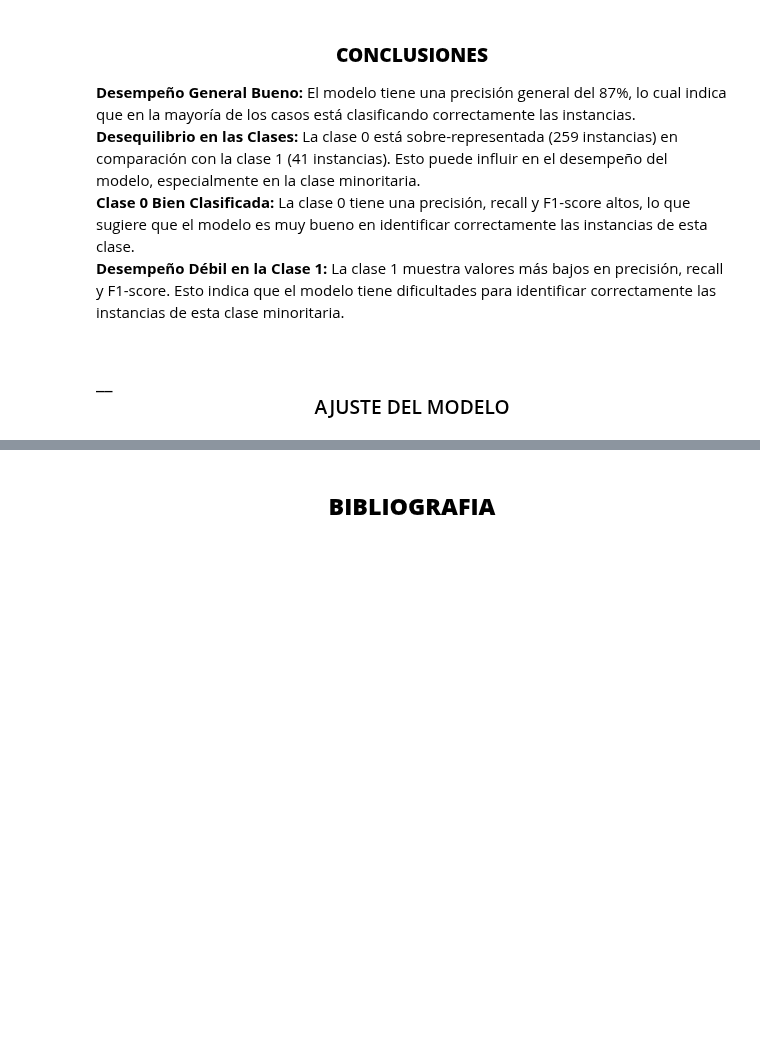
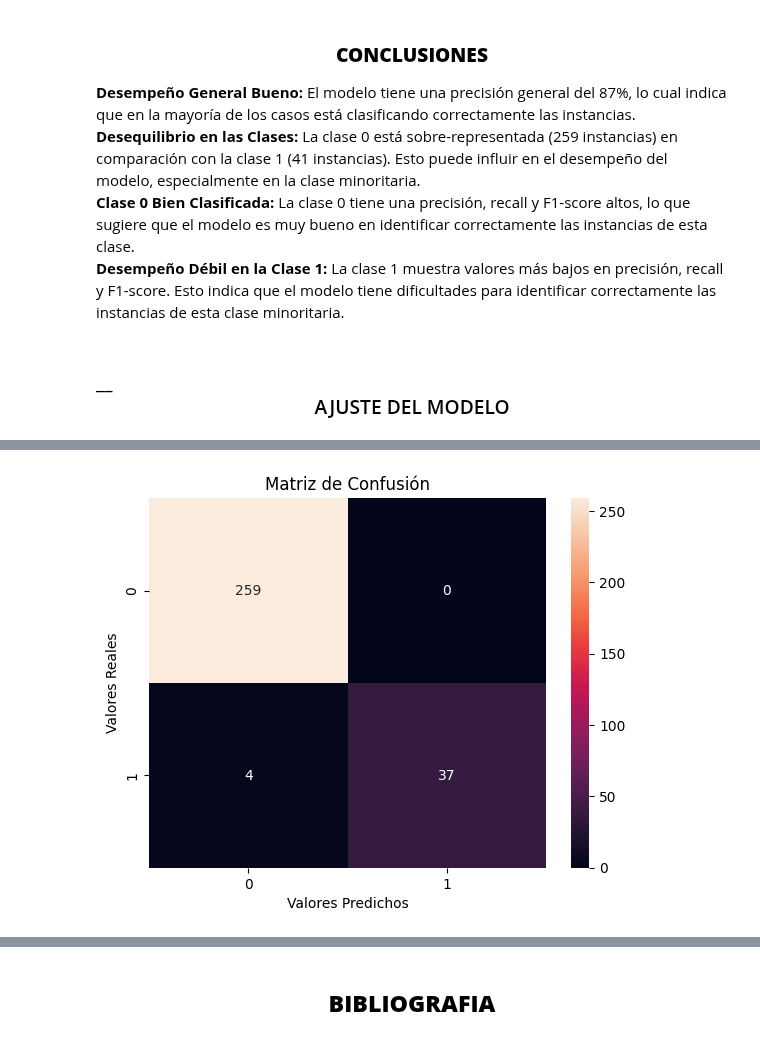
Before and after one commit to CristianLLDev/talentotech, a Jupyter notebook: Proyecto Final Regresion Logistica Terremotos/Exposicion _Regresion_logistica_Clasificacion_Intensidad_Terremotos.ipynb, the cells around one changed output, grey strips where cells are left out. Cells and saved outputs as stored; diff of their text form; code cells hidden in the pictures; blank space fills up the shorter version.

```diff
--- a/Proyecto Final Regresion Logistica Terremotos/Exposicion _Regresion_logistica_Clasificacion_Intensidad_Terremotos.ipynb
+++ b/Proyecto Final Regresion Logistica Terremotos/Exposicion _Regresion_logistica_Clasificacion_Intensidad_Terremotos.ipynb
@@ -465,0 +467,13 @@ df.head(3)
+# %%
+X = df[['magnitude', 'sig']]
+y = df['intensidad']
+
+X_train, X_test, y_train, y_test = train_test_split(X, y, test_size=0.3, random_state=42)
+model = LogisticRegression()
+model.fit(X_train, y_train)
+y_pred = model.predict(X_test)
+accuracy = accuracy_score(y_test, y_pred)
+print("Informe de Clasificación:\n", classification_report(y_test, y_pred))
+report = classification_report(y_test, y_pred, output_dict=True)
+df = pd.DataFrame(report).transpose()
+df.style.background_gradient(cmap='Reds').format("{:.3f}")
@@ -465,0 +496,10 @@ df.head(3)
+# %%
+confusion_matrix(y_test, y_pred)
+cm = confusion_matrix(y_test, y_pred)
+sns.heatmap(cm, annot=True, fmt="d")
+plt.title('Matriz de Confusión')
+plt.ylabel('Valores Reales')
+plt.xlabel('Valores Predichos')
+plt.show()
+# %% [output]
+[figure, added]
```
Also changed, not shown: parts of 7 cells of this notebook, 2 other files.
